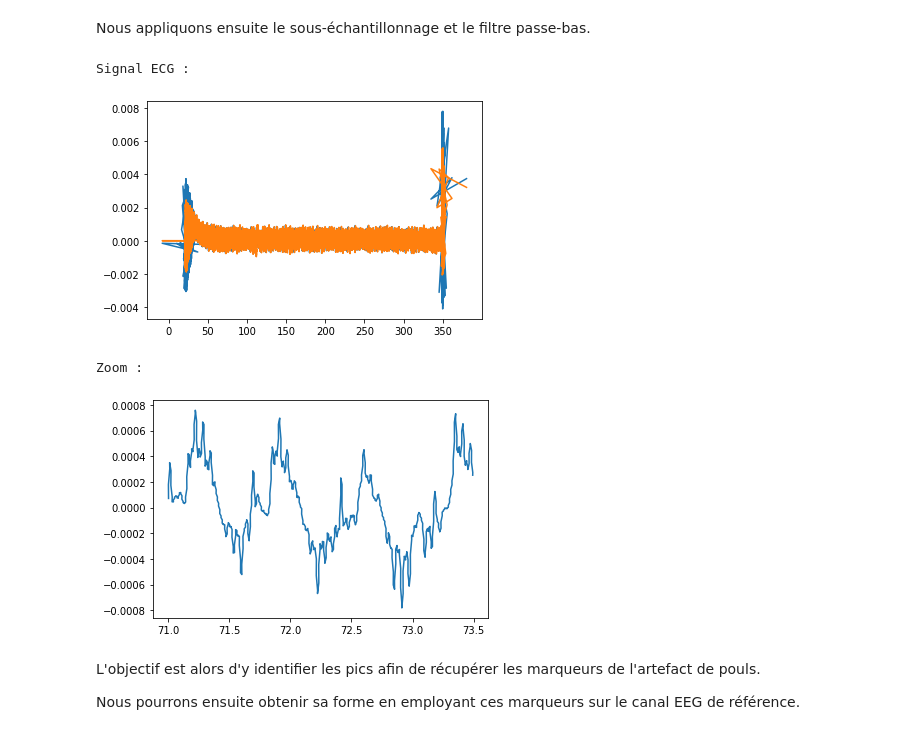
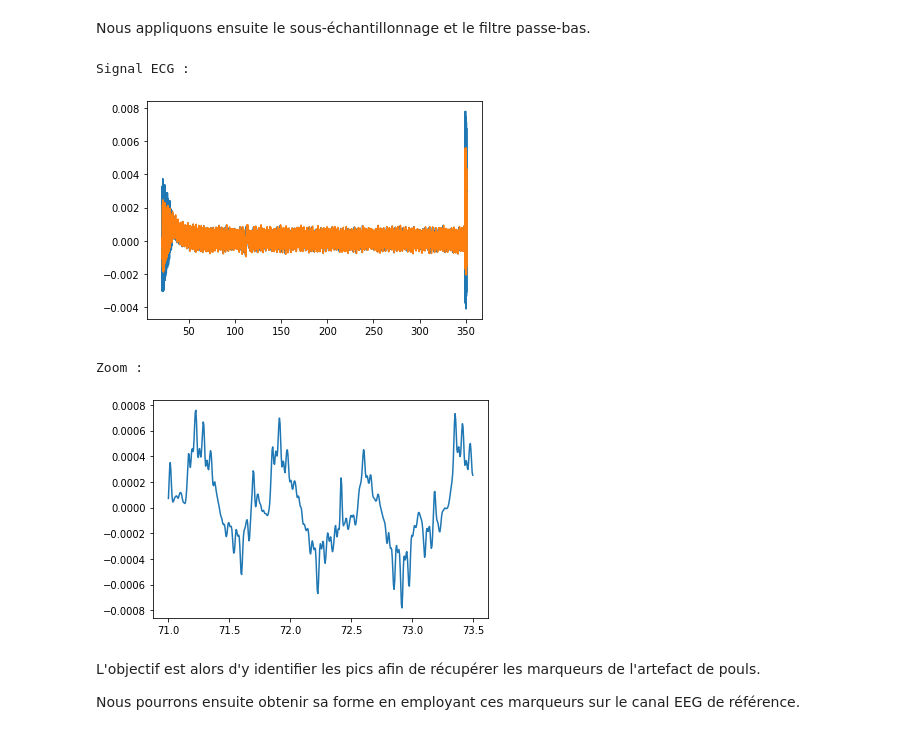
Before and after one commit to MaximeCaute/TraitementSignauxEEG, a Jupyter notebook: Notebooks/PreTraitementDonnees.ipynb, the cells around one changed output. Drawn from its saved outputs; the diff is of its cells as text; code cells hidden in the pictures.

```diff
--- a/Notebooks/PreTraitementDonnees.ipynb
+++ b/Notebooks/PreTraitementDonnees.ipynb
@@ -239,7 +252,7 @@ plt.show()
 # %% [markdown]
 Nous définissons à nouveau la fonction associée:
 # %%
-def undersample(full_signal, time, diminution_factor=25):
+def undersample(full_signal, time, frequency, diminution_factor=25):
     """
     Undersamples a signal.
     ---
@@ -252,11 +265,12 @@ def undersample(full_signal, time, diminution_factor=25):
         - undersampled_signal: 1D float array. The numerical values of the undersampled signal.
         - undersampled_time: 1D float_array. The time association to the undersampled signal.
     """
-    samples_amount = len(full_signal)//25
+    samples_amount = len(full_signal)//diminution_factor
     undersampled_signal = signal.resample(full_signal, samples_amount)
-    undersampled_time = signal.resample(time, samples_amount)
+    #undersampled_time = signal.resample(time, samples_amount)
+    undersampled_time = time[::diminution_factor]
 
-    return undersampled_signal,undersampled_time
+    return undersampled_signal,undersampled_time, frequency/diminution_factor
 # %% [markdown]
 ### Filtre passe-bas
 # %% [markdown]
@@ -381,21 +397,21 @@ Soustraction de l'artéfact de gradient
 # %% [markdown]
 Nous appliquons ensuite le sous-échantillonnage et le filtre passe-bas.
 # %%
-undersampled_ecg_data, undersampled_time = undersample(cleaned_ecg_data, cleaned_time,25)
+undersampled_ecg_data, undersampled_time, undersampled_freq = undersample(cleaned_ecg_data, cleaned_time, frequency = 5000, diminution_factor = 25)
 low_passed_ecg_data = low_pass_filter(undersampled_ecg_data)
 print("Signal ECG : ")
 plt.plot(undersampled_time,undersampled_ecg_data)
 plt.plot(undersampled_time,low_passed_ecg_data)
 plt.show()
 
 print("Zoom :")
 start = 10000
 size = 500
 plt.plot(undersampled_time[start:start+size],low_passed_ecg_data[start:start+size])
 plt.show()
 # %% [output]
 Signal ECG :
-[figure, old version]
+[figure, new version]
 Zoom :
 [figure]
 # %% [markdown]
```
Also changed, not shown: parts of 29 cells of this notebook.
